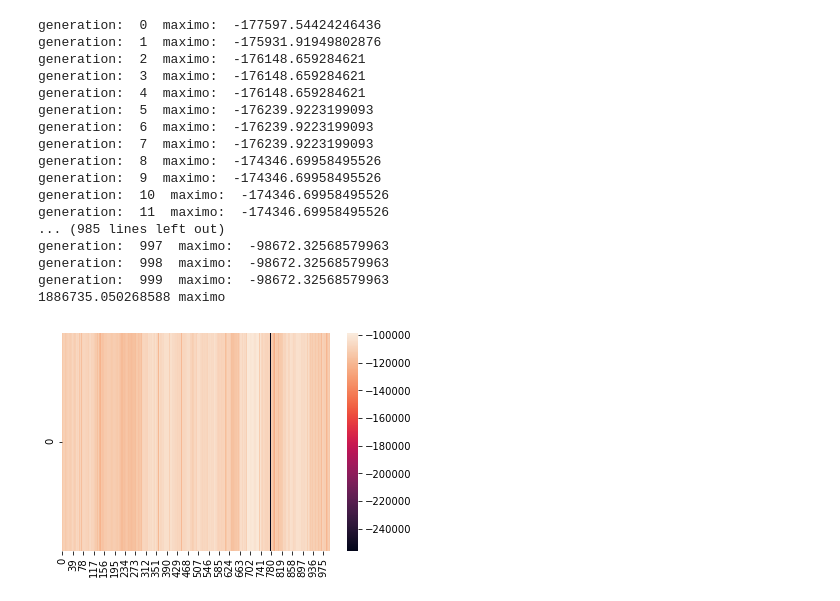
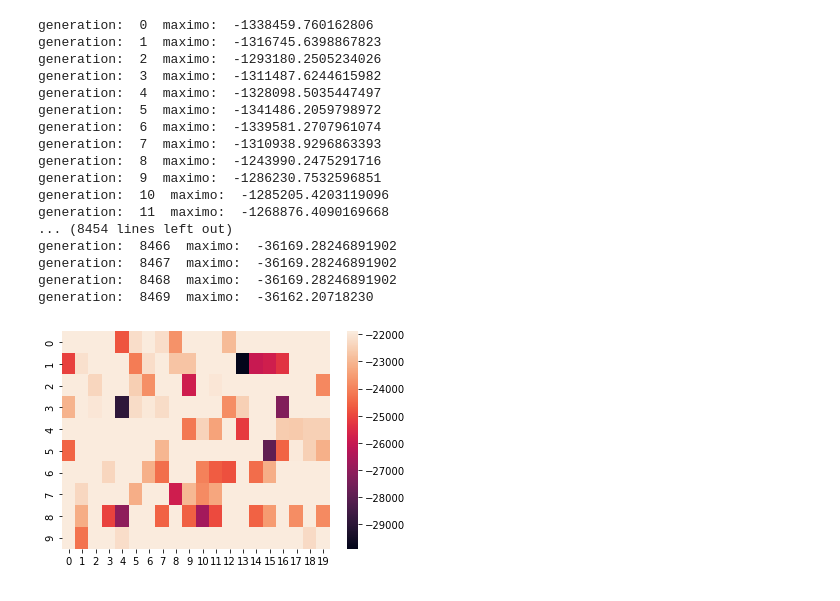
Before and after one commit to JorgeMariles/TTP, a Jupyter notebook: Programs/TTP_CGA.ipynb, the cells around one changed output. Drawn from its saved outputs; the diff is of its cells as text; code cells hidden in the pictures.

```diff
--- a/Programs/TTP_CGA.ipynb
+++ b/Programs/TTP_CGA.ipynb
@@ -39,40 +39,50 @@ def fit_loop(dic,pop_tsp,pop_knap):
             fitness[i,l]=obj_func(dic,pop_tsp[i,l,:],pop_knap[i,l,:])
     return fitness
 # %%
-X=1000
-Y=1
+X=20
+Y=10
 pop_knap=create_knap_pop(dic,Y,X)
 pop_tsp=create_tsp_pop(dic,Y,X)
-iterations=1000
+fitness=fit_loop(dic,pop_tsp,pop_knap)
+#iterations=1000
 mr=.1
-maximos=[]
-for p in range(iterations):
+l=0
+z=True
+count=0
+lastfit=np.amax(fitness)
+while z:
     fitness=fit_loop(dic,pop_tsp,pop_knap)
-    pop_knap=cga.crossover(fitness,pop_knap,Y,X,mr,True,False)
-    pop_tsp=cga.crossover(fitness,pop_tsp,Y,X,mr,False,True)
-    maximos.append(np.amax(fitness))
-    print("generation: ",p, " maximo: ", np.amax(fitness))
-fitness=fit_loop(dic,pop_tsp,pop_knap)
-maximos.append(np.amax(fitness))
+    pop_knap,pop_tsp=cga.crossover(fitness,pop_knap,pop_tsp,Y,X,mr)
+    print("generation: ",l, " maximo: ", np.amax(fitness))
+    l=l+1
+    fitness=fit_loop(dic,pop_tsp,pop_knap)
+    if lastfit>=np.amax(fitness):
+        count=count+1
+    else:
+        count=0
+    lastfit=np.amax(fitness)
+    if count==100 :
+        z=False
+
 #print(maximos)
-print(max(maximos),'maximo')
+
 p1 = sns.heatmap(fitness)
 # %% [output]
-generation:  0  maximo:  -177597.54424246436
-generation:  1  maximo:  -175931.91949802876
-generation:  2  maximo:  -176148.659284621
-generation:  3  maximo:  -176148.659284621
-generation:  4  maximo:  -176148.659284621
-generation:  5  maximo:  -176239.9223199093
-generation:  6  maximo:  -176239.9223199093
-generation:  7  maximo:  -176239.9223199093
-generation:  8  maximo:  -174346.69958495526
-generation:  9  maximo:  -174346.69958495526
-generation:  10  maximo:  -174346.69958495526
-generation:  11  maximo:  -174346.69958495526
-... (985 lines left out)
-generation:  997  maximo:  -98672.32568579963
-generation:  998  maximo:  -98672.32568579963
-generation:  999  maximo:  -98672.32568579963
-1886735.050268588 maximo
+generation:  0  maximo:  -1338459.760162806
+generation:  1  maximo:  -1316745.6398867823
+generation:  2  maximo:  -1293180.2505234026
+generation:  3  maximo:  -1311487.6244615982
+generation:  4  maximo:  -1328098.5035447497
+generation:  5  maximo:  -1341486.2059798972
+generation:  6  maximo:  -1339581.2707961074
+generation:  7  maximo:  -1310938.9296863393
+generation:  8  maximo:  -1243990.2475291716
+generation:  9  maximo:  -1286230.7532596851
+generation:  10  maximo:  -1285205.4203119096
+generation:  11  maximo:  -1268876.4090169668
+... (8454 lines left out)
+generation:  8466  maximo:  -36169.28246891902
+generation:  8467  maximo:  -36169.28246891902
+generation:  8468  maximo:  -36169.28246891902
+generation:  8469  maximo:  -36162.20718230
-[figure, old version]
+[figure, new version]
```
Also changed, not shown: parts of 4 cells of this notebook, 4 other files.
